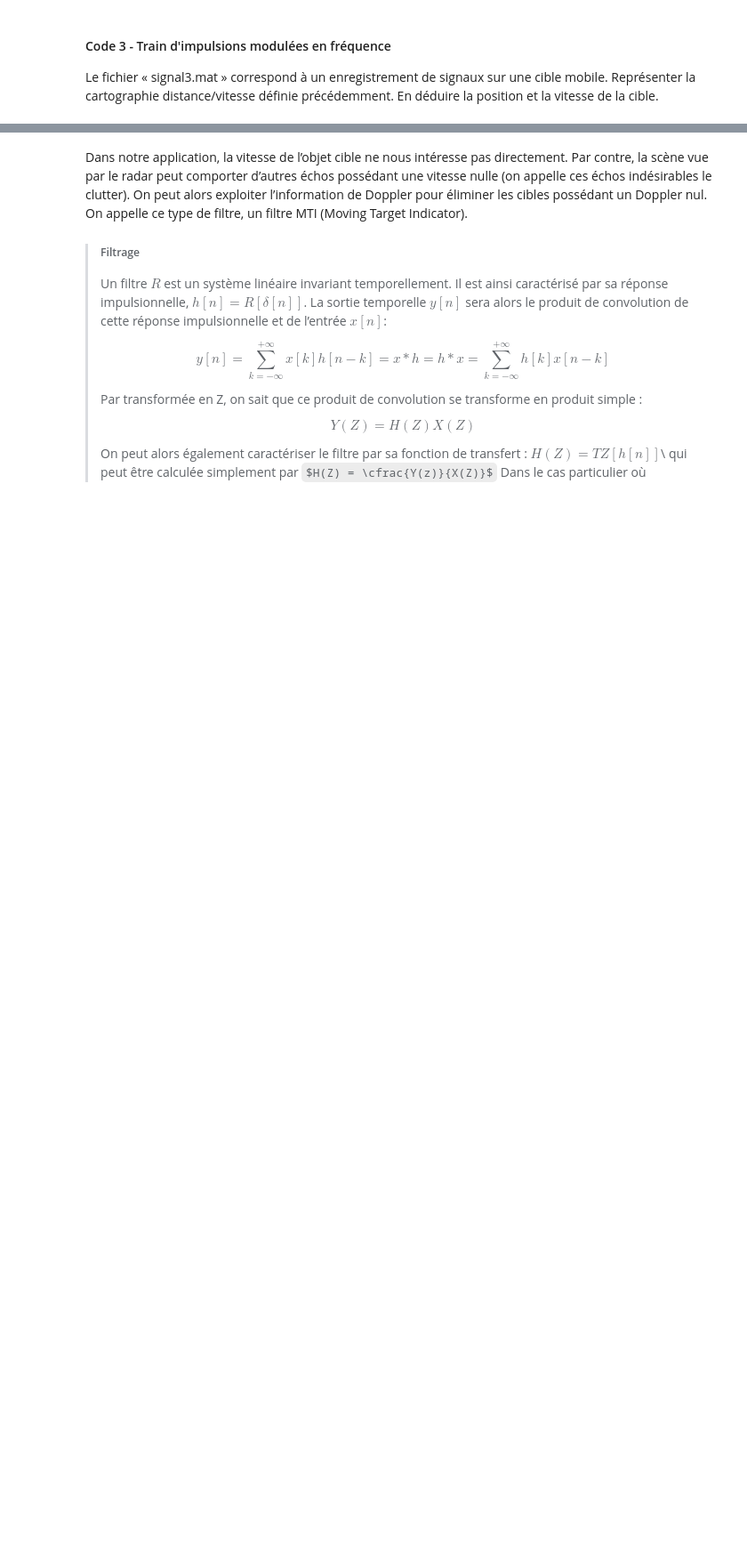
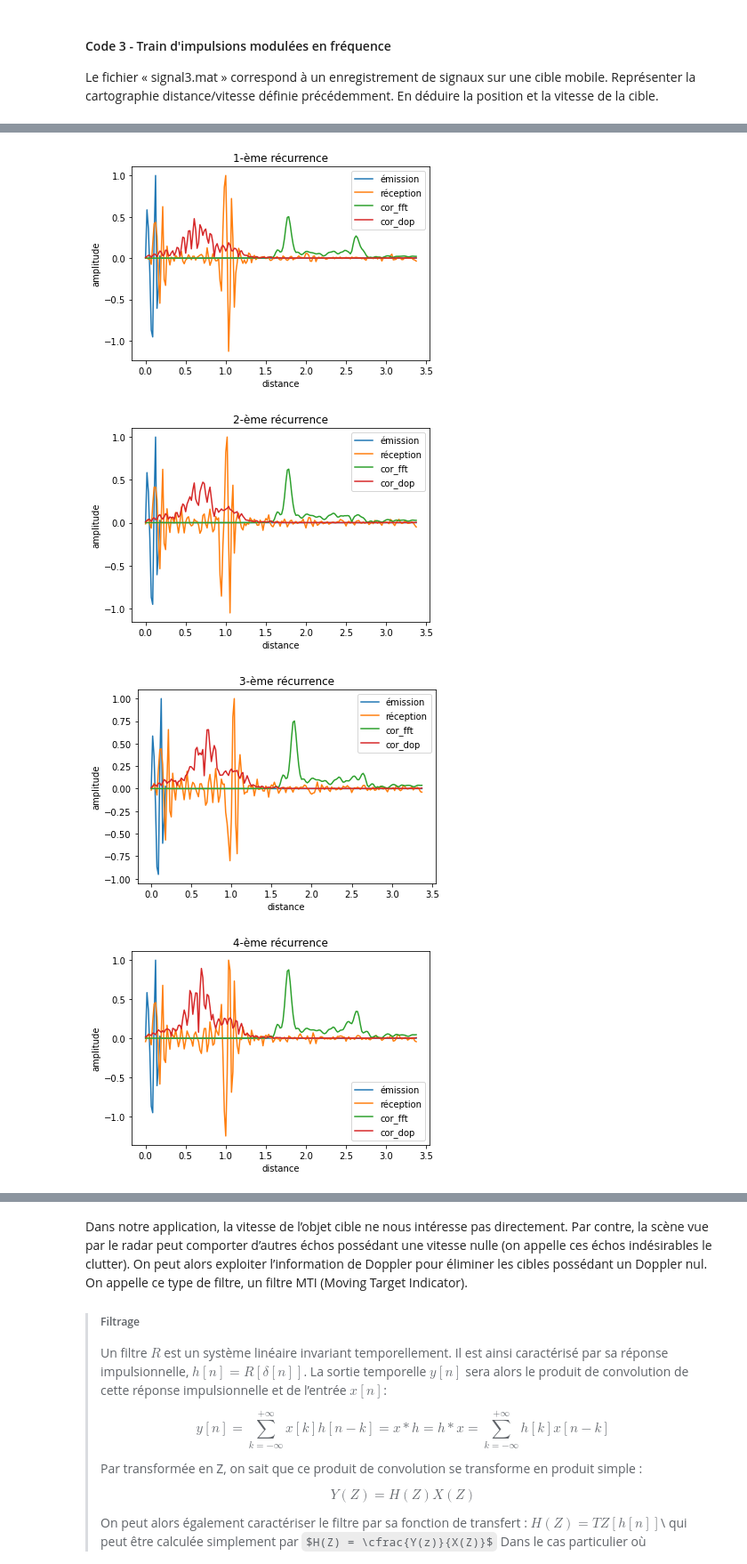
Before and after one commit to 21courgnea/Projet_TDS, a Jupyter notebook: mini-projet-radar/mini_projet_radar.ipynb, the cells around one changed output, grey strips where cells are left out. Shown at 89% size. Cells and saved outputs as stored; diff of their text form; code cells hidden in the pictures; some formulas as TeX source; blank space fills up the shorter version.

```diff
--- a/mini-projet-radar/mini_projet_radar.ipynb
+++ b/mini-projet-radar/mini_projet_radar.ipynb
@@ -643,0 +650,22 @@ TypeError: Image data of dtype object cannot be converted to float
+# %%
+#tracés
+e = e.T
+r = r.T
+cor = cor.T
+for i in range(8):
+    plt.figure()
+    plt.plot(d[0],np.real(e[i,:])/np.max(np.real(e[i,:])), label = "émission")
+    plt.plot(d[0],np.real(r[i,:])/np.max(np.real(r[i,:])), label = "réception")
+    plt.plot(d[0],np.abs(cor[i,:])/np.max(np.abs(cor)), label = "cor_fft")
+    plt.plot(d[0],np.abs(cor_dop[i,:])/np.max(np.abs(cor_dop)), label = "cor_dop")
+    plt.legend()
+    plt.xlabel("distance")
+    plt.ylabel("amplitude")
+    plt.title(f"{i+1}-ème récurrence")
+    plt.show()
+print( f'La cible mouvante se situe à {d_cible}m et se déplace à la vitesse {v_cible}.')
+# %% [output]
+[figure, added]
+[figure, added]
+[figure, added]
+[figure, added]
```
Also changed, not shown: parts of 15 cells of this notebook, 1 other file.
